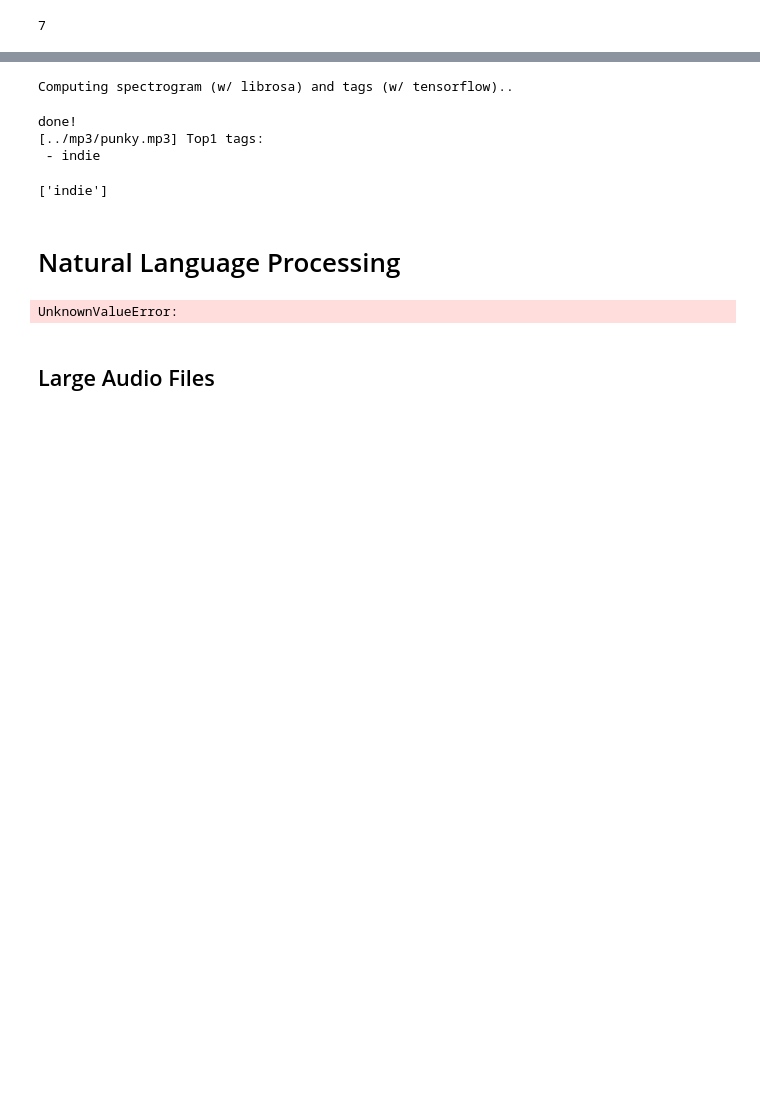
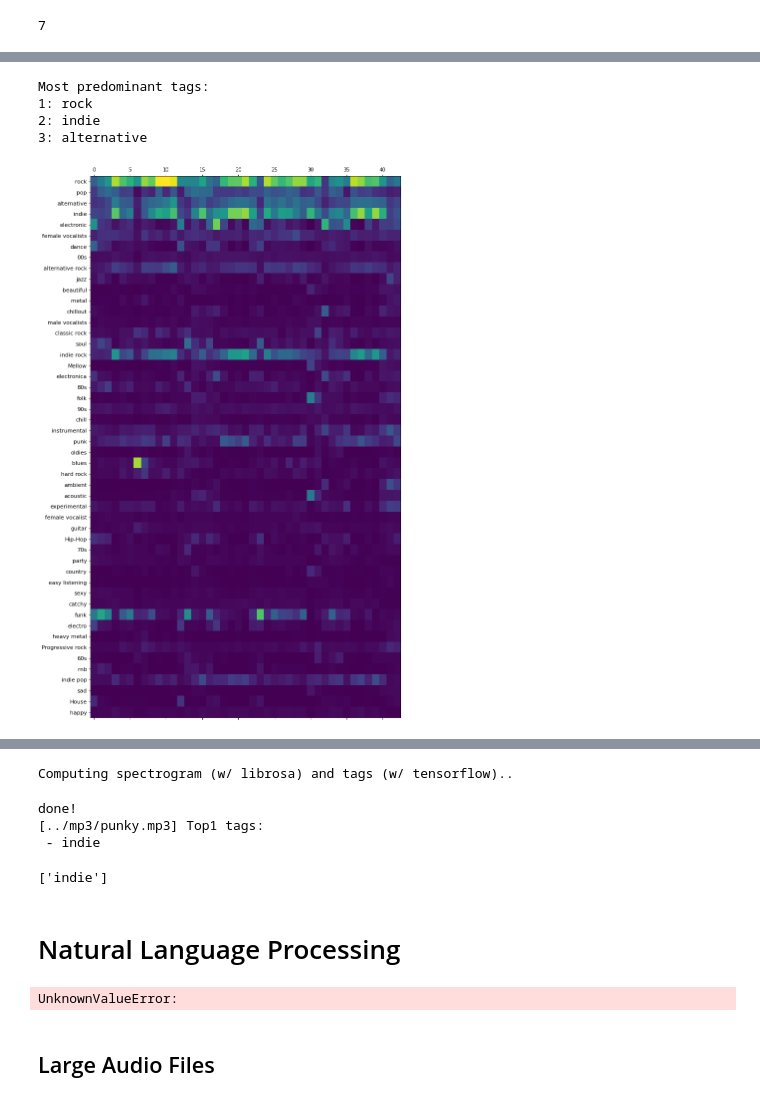
Before and after one commit to cbaddeley/Synesthesia, a Jupyter notebook: essentia_models/Notebook.ipynb, the cells around one changed output, grey strips where cells are left out. Saved outputs shown, nothing was run; the diff lists cells and outputs as text; code cells hidden in the pictures; blank space fills up the shorter version.

```diff
--- a/essentia_models/Notebook.ipynb
+++ b/essentia_models/Notebook.ipynb
@@ -82,3 +144,25 @@ NameError: name 'TensorflowPredict' is not defined
+# %%
+import numpy as np
+
+print('Most predominant tags:')
+for i, l  in enumerate(np.mean(pool[output_layer],
+                       axis=0).argsort()[-3:][::-1], 1):
+    print('{}: {}'.format(i, msd_labels[l]))
+# %% [output]
+Most predominant tags:
+1: rock
+2: indie
+3: alternative
+# %%
+import matplotlib.pyplot as plt
+
+plt.rcParams["figure.figsize"] = [12, 20]
+
+f, ax = plt.subplots()
+ax.matshow(pool[output_layer].T, aspect=1.5)
+_ = plt.yticks(np.arange(50), msd_labels, fontsize=11)
+# %% [output]
+[figure, added]
 # %%
 
 in_length = 3 # seconds -- by default, the model takes inputs of 3 seconds with no overlap
```
Also changed, not shown: parts of 8 cells of this notebook, 8 other files.
